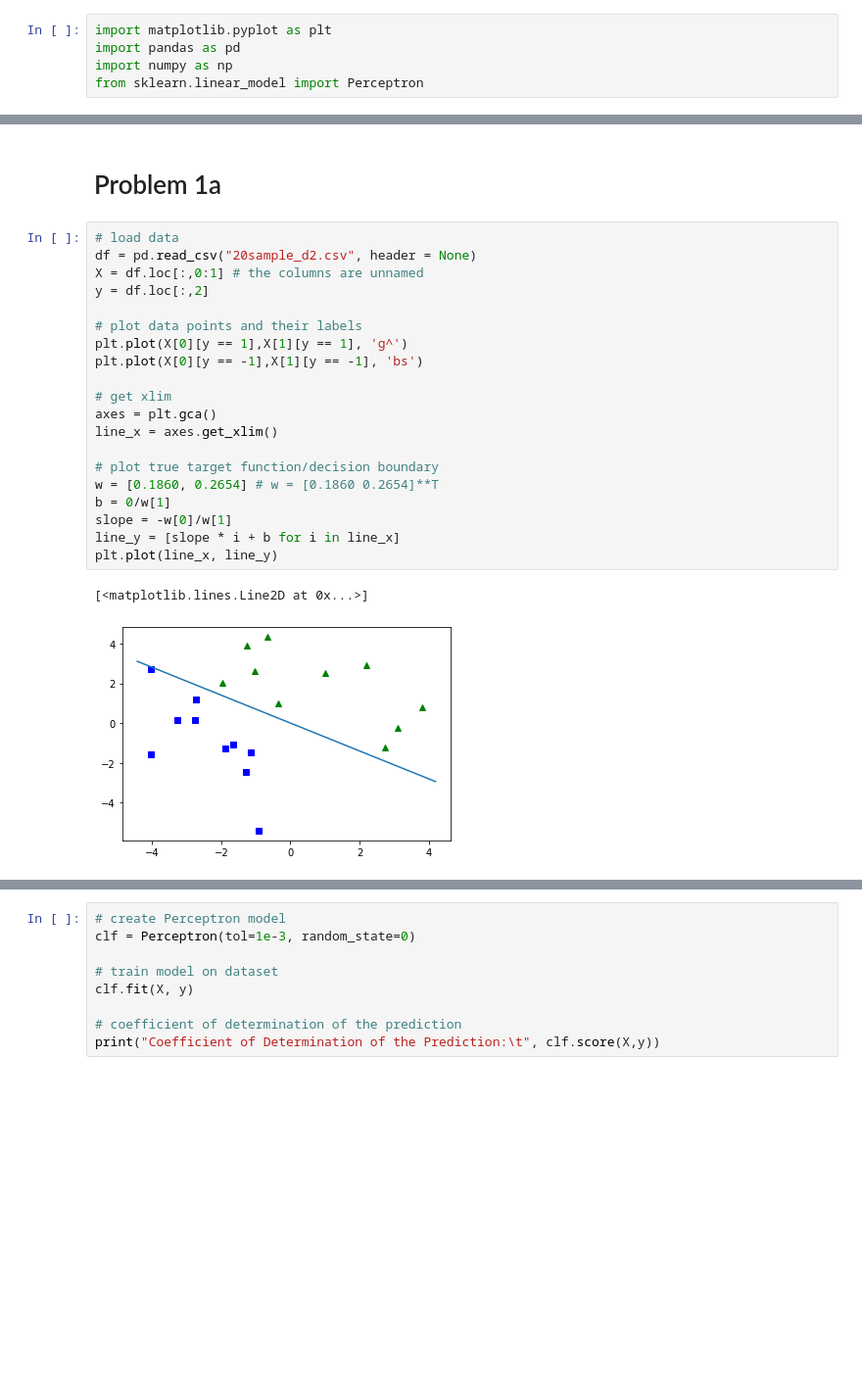
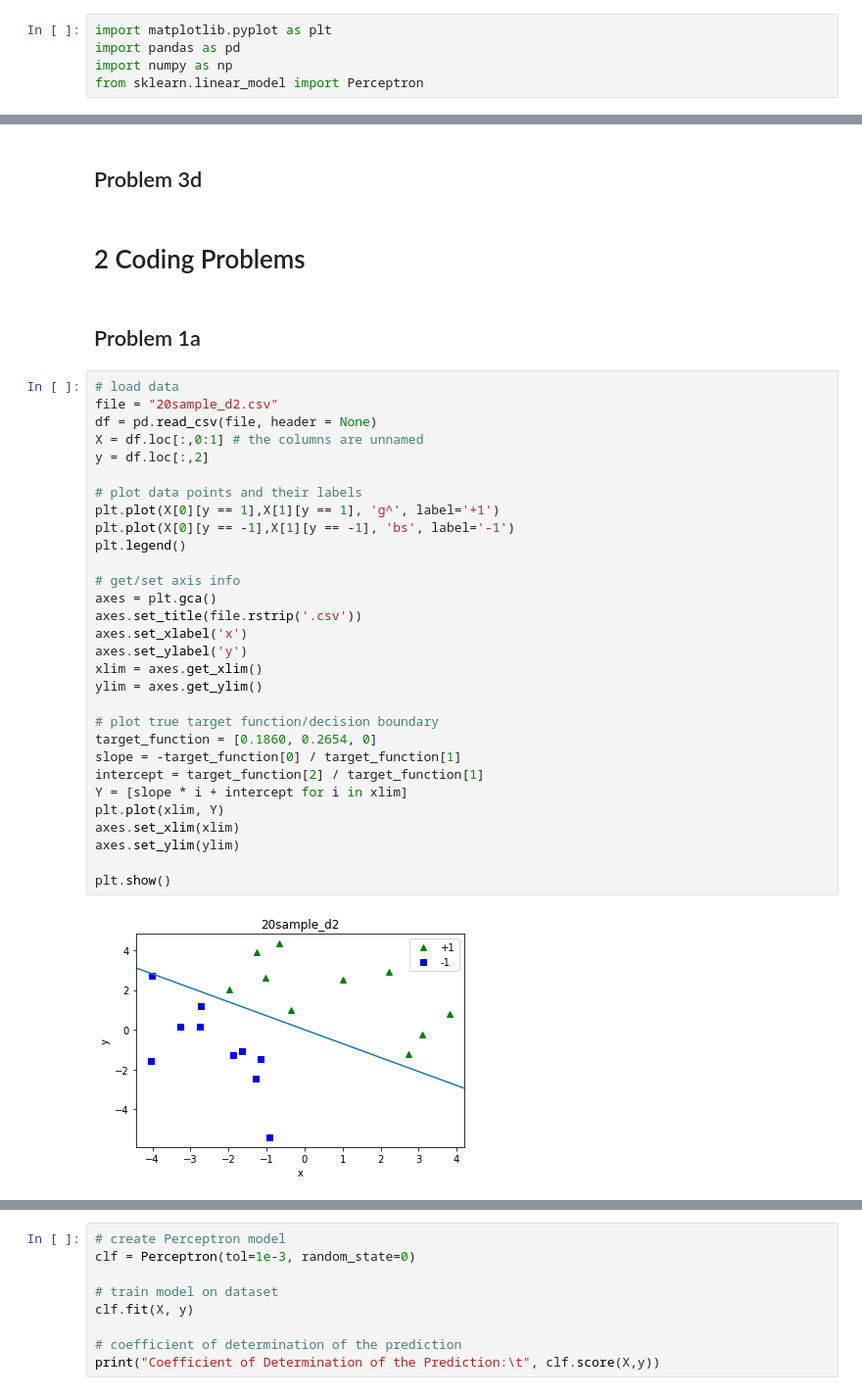
Before and after one commit to willychangx/sklearn-perceptron, a Jupyter notebook: EE445_HW1.ipynb, the cells around one changed output, grey strips where cells are left out. Shown at 98% size. Drawn from its saved outputs; the diff is of its cells as text; blank space fills up the shorter version.

Commit message:
add: coding problems (finished)

```diff
--- a/EE445_HW1.ipynb
+++ b/EE445_HW1.ipynb
@@ -8,26 +28,39 @@ from sklearn.linear_model import Perceptron
+# %% [markdown]
+## Problem 3d
+# %% [markdown]
+# 2 Coding Problems
 # %% [markdown]
-# Problem 1a
+## Problem 1a
 # %%
 # load data
-df = pd.read_csv("20sample_d2.csv", header = None)
+file = "20sample_d2.csv"
+df = pd.read_csv(file, header = None)
 X = df.loc[:,0:1] # the columns are unnamed
 y = df.loc[:,2]
 
 # plot data points and their labels
-plt.plot(X[0][y == 1],X[1][y == 1], 'g^')
-plt.plot(X[0][y == -1],X[1][y == -1], 'bs')
+plt.plot(X[0][y == 1],X[1][y == 1], 'g^', label='+1')
+plt.plot(X[0][y == -1],X[1][y == -1], 'bs', label='-1')
+plt.legend()
 
-# get xlim
+# get/set axis info
 axes = plt.gca()
-line_x = axes.get_xlim()
+axes.set_title(file.rstrip('.csv'))
+axes.set_xlabel('x')
+axes.set_ylabel('y')
+xlim = axes.get_xlim()
+ylim = axes.get_ylim()
 
 # plot true target function/decision boundary
-w = [0.1860, 0.2654] # w = [0.1860 0.2654]**T
-b = 0/w[1]
-slope = -w[0]/w[1]
-line_y = [slope * i + b for i in line_x]
-plt.plot(line_x, line_y)
+target_function = [0.1860, 0.2654, 0]
+slope = -target_function[0] / target_function[1]
+intercept = target_function[2] / target_function[1]
+Y = [slope * i + intercept for i in xlim]
+plt.plot(xlim, Y)
+axes.set_xlim(xlim)
+axes.set_ylim(ylim)
+
+plt.show()
 # %% [output]
-[<matplotlib.lines.Line2D at 0x...>]
-[figure, old version]
+[figure, new version]
 # %%
```
Also changed, not shown: parts of 26 cells of this notebook, 1 other file.
